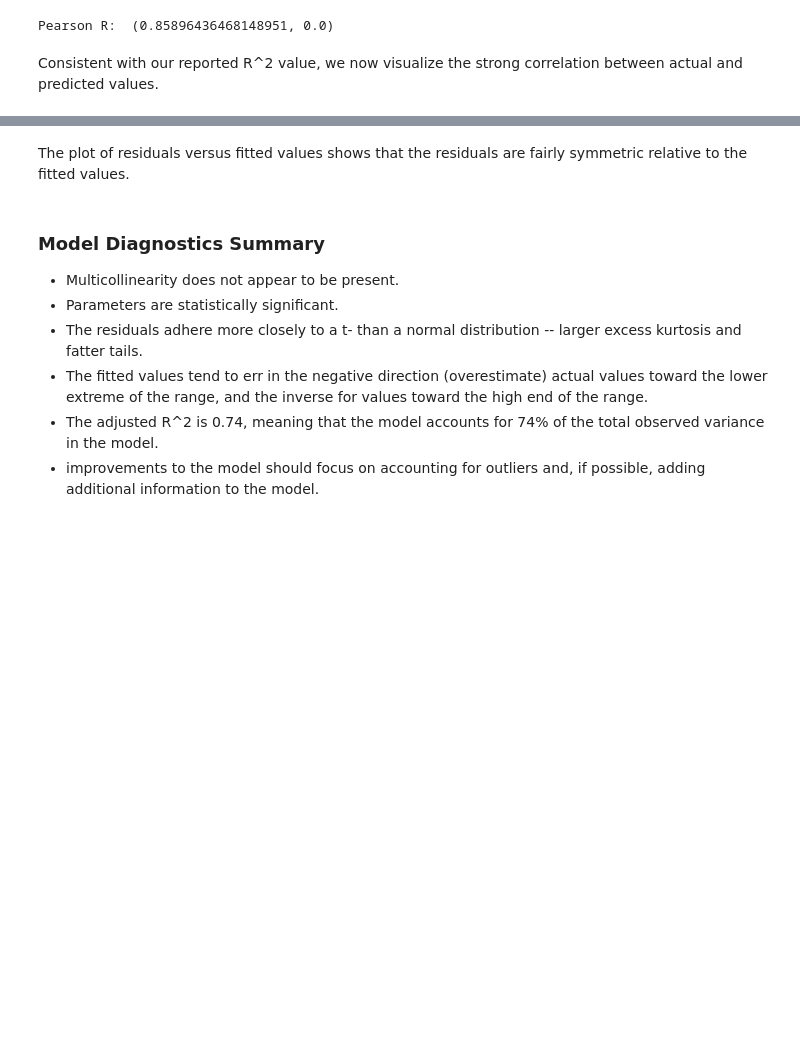
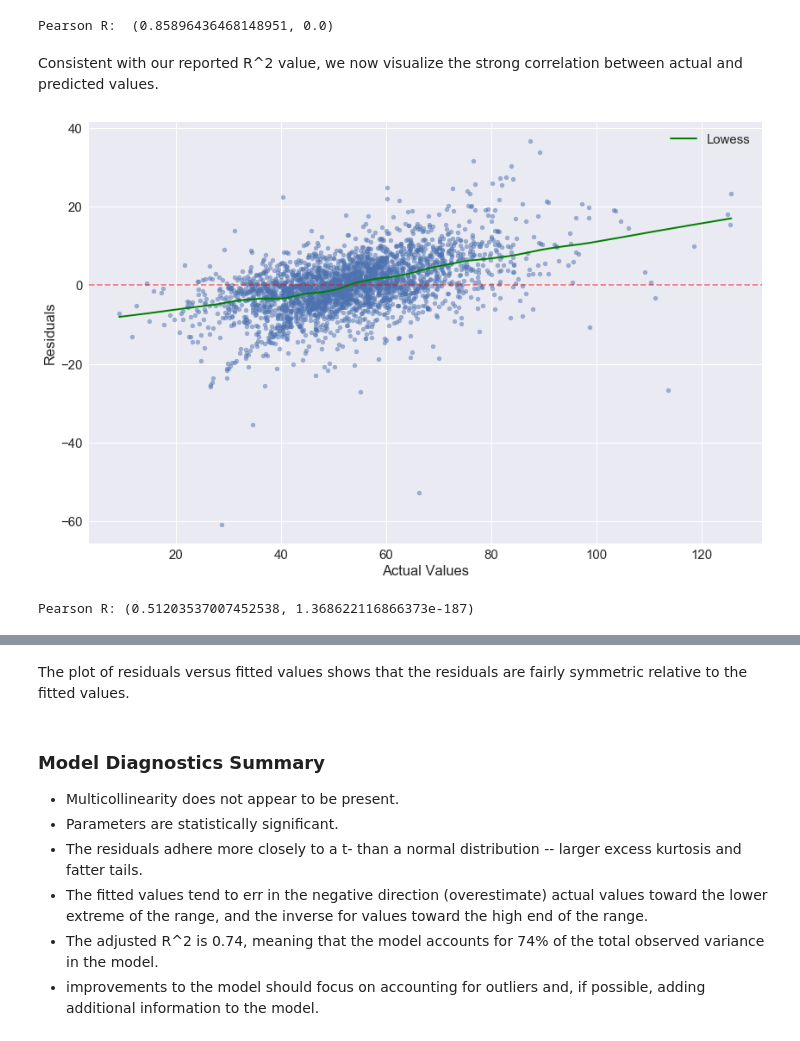
Before and after one commit to nrippner/misc, a Jupyter notebook: OLS_regression_walkthrough.ipynb, the cells around one changed output, grey strips where cells are left out. Cells and saved outputs as stored; diff of their text form; code cells hidden in the pictures; blank space fills up the shorter version.

```diff
--- a/OLS_regression_walkthrough.ipynb
+++ b/OLS_regression_walkthrough.ipynb
@@ -1182,3 +1184,23 @@ print("Pearson R: ", stats.pearsonr(result.fittedvalues, y))
 Pearson R:  (0.85896436468148951, 0.0)
 # %% [markdown]
 Consistent with our reported R^2 value, we now visualize the strong correlation between actual and predicted values.
+# %%
+# plot actual values versus residuals
+from statsmodels.nonparametric.smoothers_lowess import lowess
+ys = lowess(result.resid.values, y, frac=0.2)
+ys = pd.DataFrame(ys, index=range(len(ys)), columns=['a', 'b'])
+ys = ys.sort_values(by='a')
+
+fig, ax = plt.subplots(figsize=(14,9))
+plt.scatter(y, result.resid, alpha=0.5, s=25)
+plt.axhline(y=0, color='r', linestyle="--", alpha=0.5)
+plt.xlabel("Actual Values")
+plt.ylabel("Residuals")
+
+plt.plot(ys.a, ys.b, c='green', linewidth=2, label="Lowess")
+plt.legend()
+plt.show()
+print("Pearson R:", stats.pearsonr(y, result.resid))
+# %% [output]
+[figure, added]
+Pearson R: (0.51203537007452538, 1.368622116866373e-187)
```
Also changed, not shown: parts of 21 cells of this notebook.
